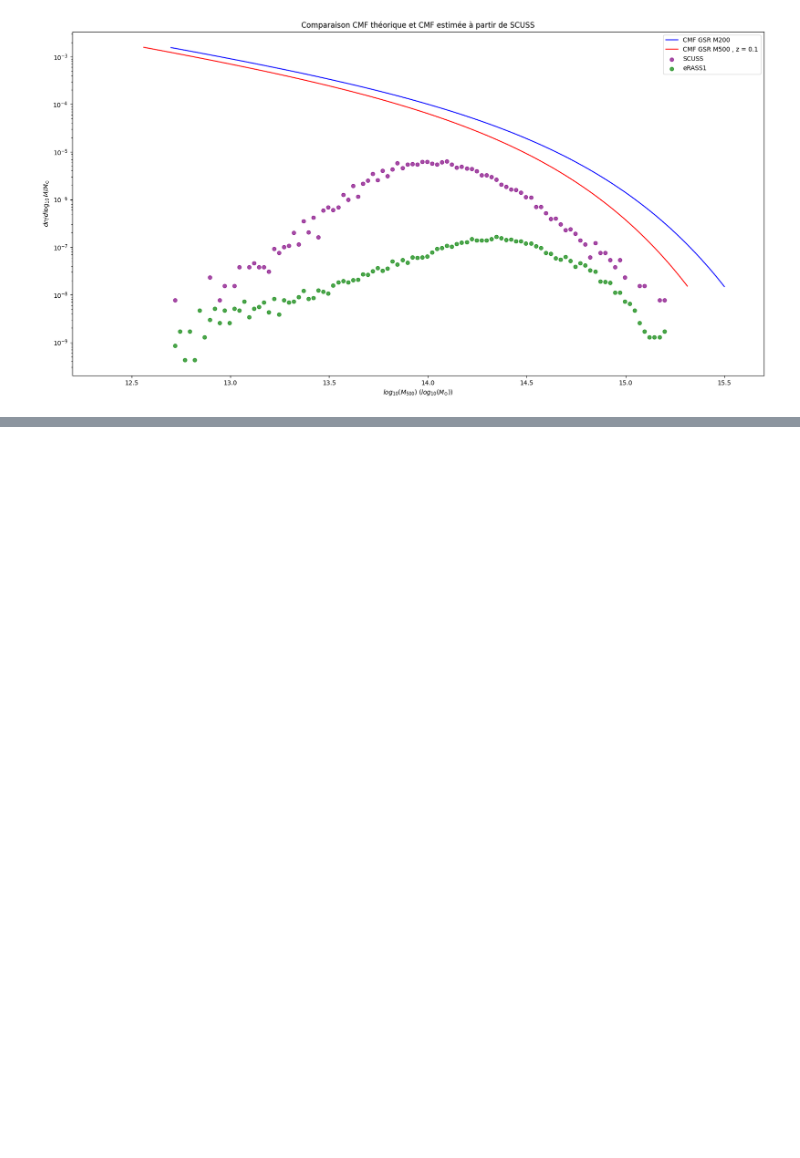
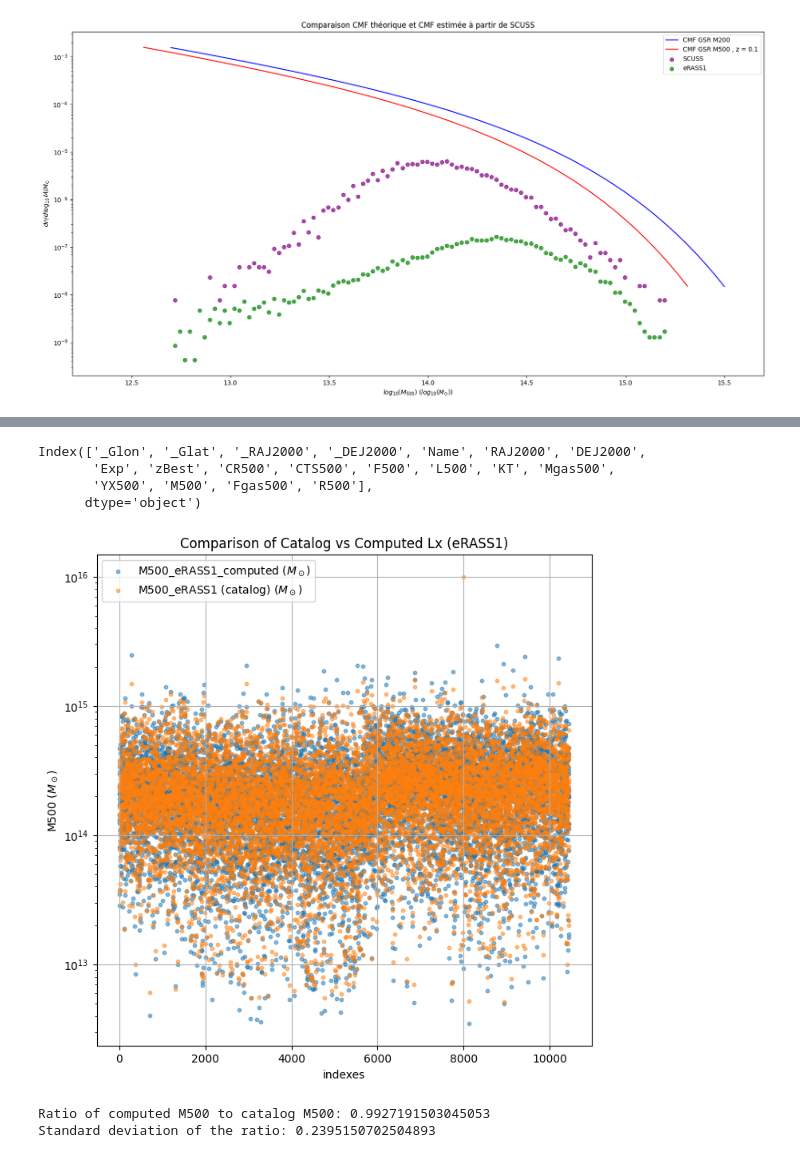
Before and after one commit to EmileD123/M2_Internship_clusters_cross_X_optical, a Jupyter notebook: caracterisation selection effects/test_conversion_MRP_M200_M500.ipynb, the cells around one changed output, grey strips where cells are left out. Drawn from its saved outputs; the diff is of its cells as text; code cells hidden in the pictures; blank space fills up the shorter version.

```diff
--- a/caracterisation selection effects/test_conversion_MRP_M200_M500.ipynb
+++ b/caracterisation selection effects/test_conversion_MRP_M200_M500.ipynb
@@ -300,0 +308,53 @@ plt.legend()
+# %%
+# Données
+
+#Lx
+LX_eRASS1 = np.array(table_eRASS1['L500']) # 0.2-2.3keV luminosity within R500 at zlambda (10^35 W → 10^42 erg.s^-1)
+LX_eRASS1 = LX_eRASS1 * 1e42 # W → erg.s^-1
+LX_eRASS1 = LX_eRASS1[(LX_eRASS1 > 0)] # On ne garde que les valeurs stritement positives de luminosité
+log10_LX_eRASS1 = np.log10(LX_eRASS1) # log10(LX_eRASS1) in erg.s^-1
+ln_LX_eRASS1 = np.log(LX_eRASS1)
+# %%
+table_eRASS1_filtered = table_eRASS1[(table_eRASS1['L500'] > 0)]
+# %%
+#M500
+M500_eRASS1 = np.array(table_eRASS1_filtered['M500']*1e13) # Pour ce catalogue, les masses sont données en 10^13 Msun
+#M500_eRASS1 = M500_eRASS1[(M500_eRASS1 > 12.7) & (M500_eRASS1 < 15.5)]
+
+#z
+z_eRASS1 = np.array(table_eRASS1_filtered['zBest'])
+# %%
+table_eRASS1.columns
+# %% [output]
+Index(['_Glon', '_Glat', '_RAJ2000', '_DEJ2000', 'Name', 'RAJ2000', 'DEJ2000',
+       'Exp', 'zBest', 'CR500', 'CTS500', 'F500', 'L500', 'KT', 'Mgas500',
+       'YX500', 'M500', 'Fgas500', 'R500'],
+      dtype='object')
+# %%
+# Lx from M500 :
+
+M500_eRASS1_computed = uf.M500_from_Lx(LX_eRASS1,z_eRASS1)
+
+ratio_M500_computed_theory = M500_eRASS1_computed/M500_eRASS1
+# %%
+# Scatter plot to compare catalog vs computed Lx values - 2
+plt.figure(figsize=(8, 8))
+plt.scatter(np.arange(0,np.shape(M500_eRASS1_computed)[0],1), M500_eRASS1_computed, alpha=0.5, s=10,label =r'M500_eRASS1_computed ($M_\odot$)')
+plt.scatter(np.arange(0,np.shape(M500_eRASS1)[0],1), M500_eRASS1, alpha=0.5, s=10,label= r'M500_eRASS1 (catalog) ($M_\odot$)')
+plt.xlabel('indexes')
+plt.ylabel('M500 ($M_\odot$)')
+plt.title('Comparison of Catalog vs Computed Lx (eRASS1)')
+plt.legend()
+plt.yscale('log')
+plt.grid(True)
+plt.show()
+# %% [output]
+[figure, added]
+# %%
+ratio_data_computed_M500_array = M500_eRASS1_computed / M500_eRASS1
+ratio_data_computed_M500_array = ratio_data_computed_M500_array[np.isfinite(ratio_data_computed_M500_array)]  # Remove values = inf
+ratio_data_computed_M500_mean = np.mean(ratio_data_computed_M500_array) ; ratio_data_computed_M500_std = np.std(ratio_data_computed_M500_array)
+print("Ratio of computed M500 to catalog M500:", ratio_data_computed_M500_mean) ; print("Standard deviation of the ratio:", ratio_data_computed_M500_std)
+# %% [output]
+Ratio of computed M500 to catalog M500: 0.9927191503045053
+Standard deviation of the ratio: 0.2395150702504893
```
Also changed, not shown: parts of 11 cells of this notebook, 8 other files.
